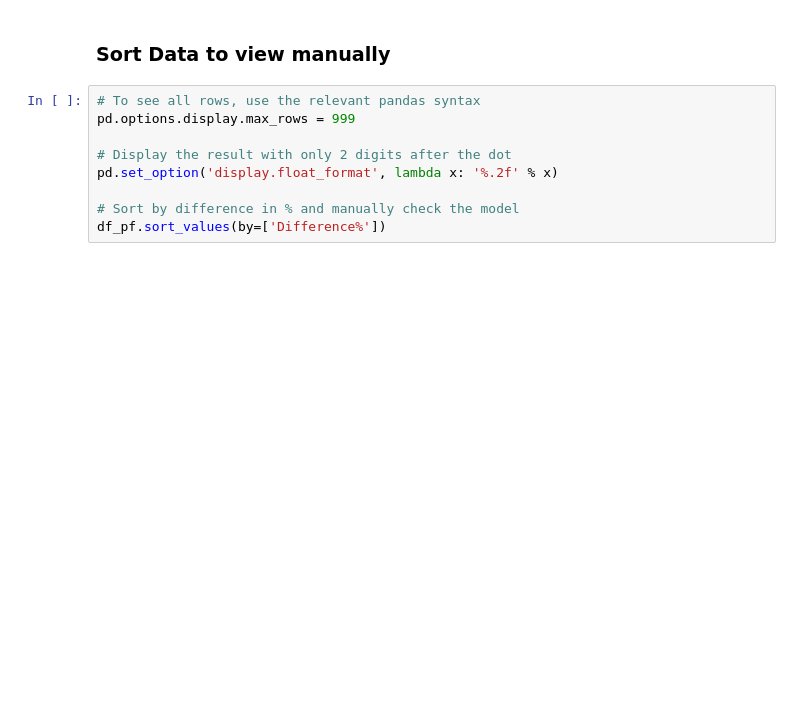
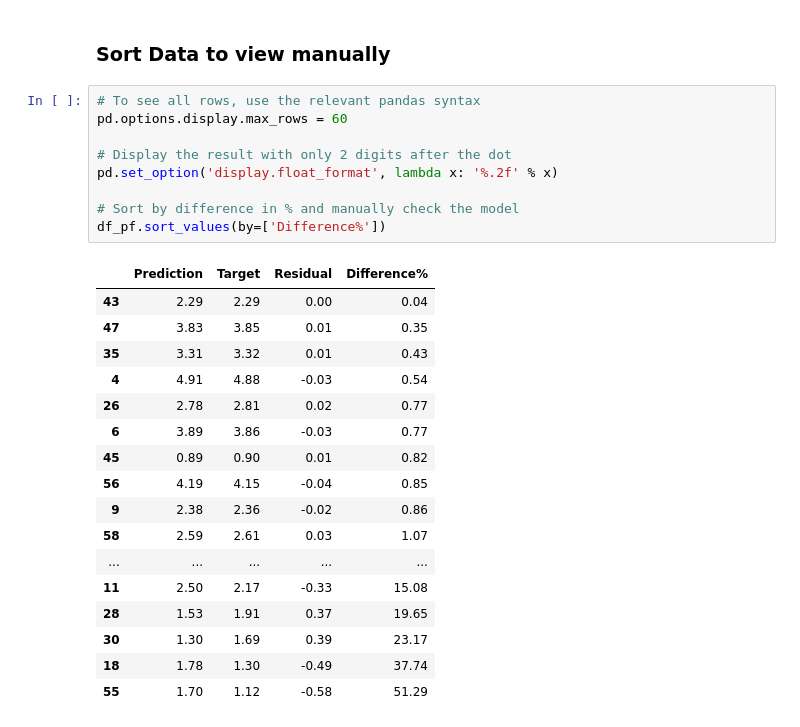
Before and after one commit to Lillian-Elek-Data/ML-with-Python, a Jupyter notebook: Simple Linear Regression/Number of Books Read - SLR.ipynb, the cells around one changed output. Saved outputs shown, nothing was run; the diff lists cells and outputs as text; blank space fills up the shorter version.

```diff
--- a/Simple Linear Regression/Number of Books Read - SLR.ipynb
+++ b/Simple Linear Regression/Number of Books Read - SLR.ipynb
@@ -373,10 +432,28 @@ df_pf.describe()
 ### Sort Data to view manually
 # %%
 # To see all rows, use the relevant pandas syntax
-pd.options.display.max_rows = 999
+pd.options.display.max_rows = 60
 
 # Display the result with only 2 digits after the dot
 pd.set_option('display.float_format', lambda x: '%.2f' % x)
 
 # Sort by difference in % and manually check the model
 df_pf.sort_values(by=['Difference%'])
+# %% [output]
+|  | Prediction | Target | Residual | Difference% |
+| 43 | 2.29 | 2.29 | 0.00 | 0.04 |
+| 47 | 3.83 | 3.85 | 0.01 | 0.35 |
+| 35 | 3.31 | 3.32 | 0.01 | 0.43 |
+| 4 | 4.91 | 4.88 | -0.03 | 0.54 |
+| 26 | 2.78 | 2.81 | 0.02 | 0.77 |
+| 6 | 3.89 | 3.86 | -0.03 | 0.77 |
+| 45 | 0.89 | 0.90 | 0.01 | 0.82 |
+| 56 | 4.19 | 4.15 | -0.04 | 0.85 |
+| 9 | 2.38 | 2.36 | -0.02 | 0.86 |
+| 58 | 2.59 | 2.61 | 0.03 | 1.07 |
+| ... | ... | ... | ... | ... |
+| 11 | 2.50 | 2.17 | -0.33 | 15.08 |
+| 28 | 1.53 | 1.91 | 0.37 | 19.65 |
+| 30 | 1.30 | 1.69 | 0.39 | 23.17 |
+| 18 | 1.78 | 1.30 | -0.49 | 37.74 |
+| 55 | 1.70 | 1.12 | -0.58 | 51.29 |
```
Also changed, not shown: parts of 33 cells of this notebook, 1 other file.
